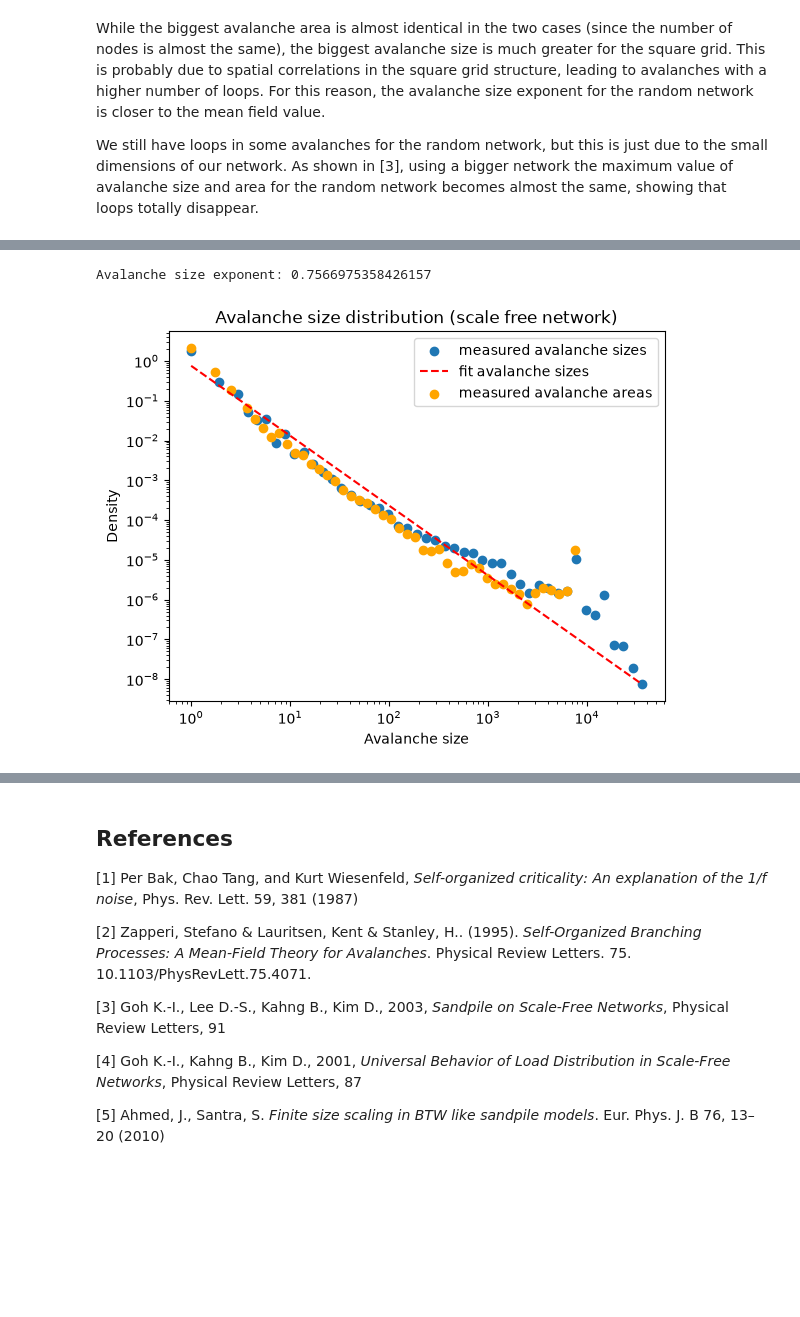
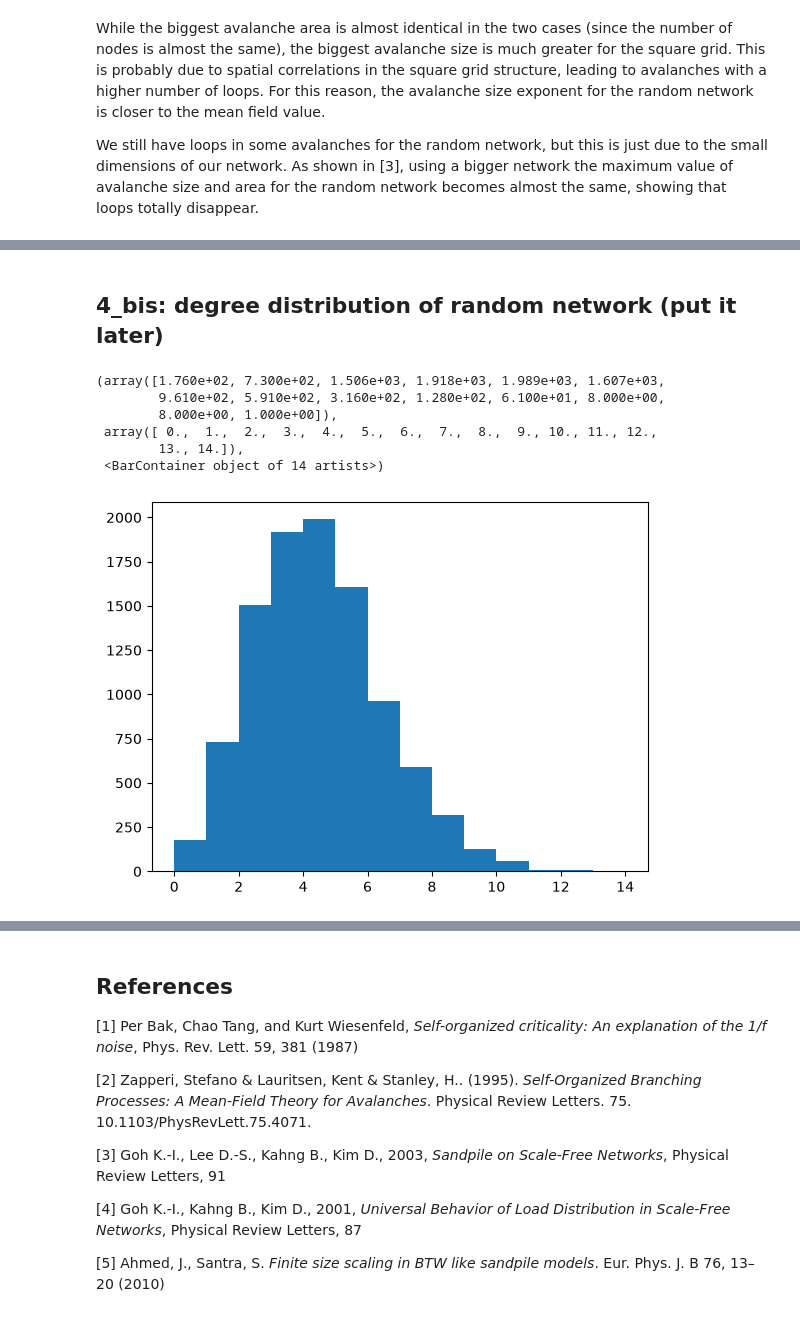
Before and after one commit to riccardo03-maker/SOC_on_networks, a Jupyter notebook: project_notebook.ipynb, the cells around one changed output, grey strips where cells are left out. Drawn from its saved outputs; the diff is of its cells as text; code cells hidden in the pictures; blank space fills up the shorter version.

Commit message:
Made other plots

```diff
--- a/project_notebook.ipynb
+++ b/project_notebook.ipynb
@@ -231,20 +231,33 @@ In this subsection we try to verify these values through simulations.
 
 Since we want to study the value of $\tau$ as a function of $\gamma$, we simulate the sandpile model evolution for scale-free networks with different values of $\gamma$.
 # %%
-exponents = []
 gamma_string = ["5", "3", "2_8", "2_6", "2_4", "2_2", "2_01"]
 for i, gamma in enumerate([5., 3., 2.8, 2.6, 2.4, 2.2, 2.01]):
+    #build network for corresponding value of gamma
     alpha = 1/(gamma - 1)
     G = build_network(10000, 2, alpha, seed = 42)
     scale_free_model = SandNet.Model(G, threshold_rule='degree', initial_grains='random', seed = 42)
     scale_free_model.remove_nodes_by_index(scale_free_model.select_nodes_by_degree(0, raises = False))
+
+    #plot degree distribution
+    degree_list = np.array([list(scale_free_model.network.degree)[i][1] for i in range(len(list(scale_free_model.network.degree)))])
+    plt.hist(degree_list, bins = max(degree_list), color = "green")
+    plt.xlabel("Degree")
+    plt.ylabel("Number_of_nodes")
+    plt.title("Degree distribution (gamma = " + str(gamma) + ")")
+    plt.savefig("./plots/scale_free/degree_distribution/scale_free_degree_distribution_gamma_" + gamma_string[i] + ".png")
+
+    #evolve and plot avalanche size distribution
     scale_free_model.evolve(30000, lose_probability = 0.001)
     figure_scale_free = SandNet.plot_avalanche_size(scale_free_model, x_label = "Avalanche size", y_label = "Density",
-                                     title = "Avalanche size distribution (scale free network)", label = "measured avalanche sizes")
+                                     title = "Avalanche size distribution (gamma = " + str(gamma) + ")",
+                                     label = "measured avalanche sizes")
     exponent, figure_scale_free = SandNet.fit_powerlaw(scale_free_model, figure = figure_scale_free, color = "red", linestyle = "--",
                                         label = "fit avalanche sizes")
-    exponents.append(exponent)
-    savename = "./plots/scale_free_gamma_" + gamma_string[i] + ".png"
+    savename = "./plots/scale_free/avalanche_size/scale_free_avalanche_size_gamma_" + gamma_string[i] + ".png"
     figure_scale_free.savefig(savename)
-print(exponents)
+    print("Gamma = " + str(gamma) + "\nPower law exponent (minus 1) = " + str(exponent) + "\nNumber of nodes = " + str(scale_free_model.get_number_of_nodes())
+          + "\nMax node degree: " + str(max(degree_list)))
+    plt.close('all')
+plt.close('all')
 # %% [output]
@@ -291,11 +307,13 @@ scale_free_model.evolve(30000, lose_probability = 0.001, avalanche_matrix=True)
-# %%
-figure_scale_free = SandNet.plot_avalanche_size(scale_free_model, x_label = "Avalanche size", y_label = "Density",
-                                     title = "Avalanche size distribution (scale free network)", label = "measured avalanche sizes")
-exponent, figure_scale_free = SandNet.fit_powerlaw(scale_free_model, figure = figure_scale_free, color = "red", linestyle = "--",
-                                        label = "fit avalanche sizes")
-print("Avalanche size exponent: " + str(exponent))
-figure_scale_free = SandNet.plot_avalanche_area(scale_free_model, figure = figure_scale_free, color="orange",
-                                              label = "measured avalanche areas")
-# %% [output]
-Avalanche size exponent: 0.7566975358426157
-[figure, removed]
+# %% [markdown]
+## 4_bis: degree distribution of random network (put it later)
+# %%
+degree_list = np.array([list(erdos_renyi_graph.degree)[i][1] for i in range(len(list(erdos_renyi_graph.degree)))])
+plt.hist(degree_list, bins = max(degree_list))
+# %% [output]
+(array([1.760e+02, 7.300e+02, 1.506e+03, 1.918e+03, 1.989e+03, 1.607e+03,
+        9.610e+02, 5.910e+02, 3.160e+02, 1.280e+02, 6.100e+01, 8.000e+00,
+        8.000e+00, 1.000e+00]),
+ array([ 0.,  1.,  2.,  3.,  4.,  5.,  6.,  7.,  8.,  9., 10., 11., 12.,
+        13., 14.]),
+ <BarContainer object of 14 artists>)
+[figure, added]
```
Also changed, not shown: parts of 12 cells of this notebook, 16 other files.
